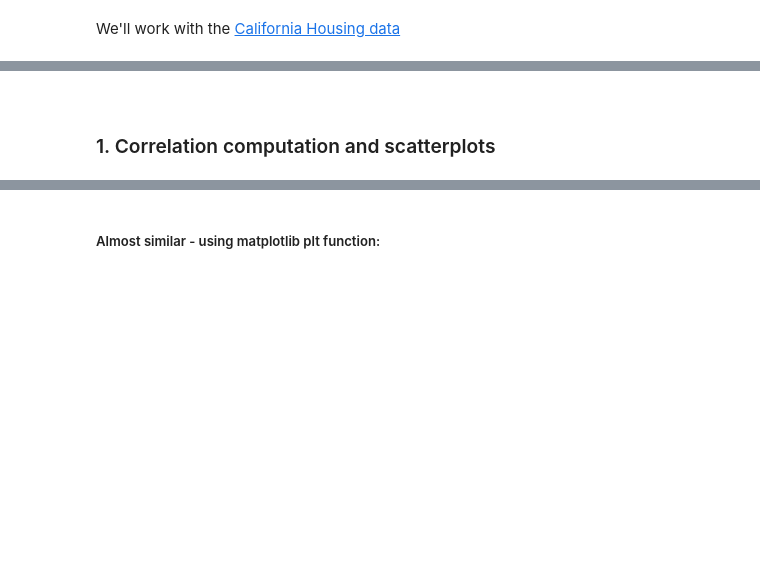
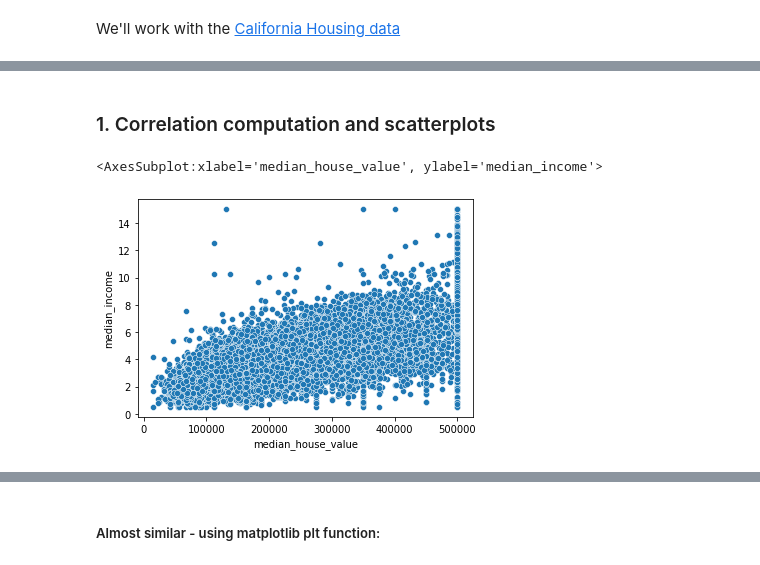
Before and after one commit to nlihin/data-analytics, a Jupyter notebook: unit5.ipynb, the cells around one changed output, grey strips where cells are left out. Drawn from its saved outputs; the diff is of its cells as text; code cells hidden in the pictures; blank space fills up the shorter version.

```diff
--- a/unit5.ipynb
+++ b/unit5.ipynb
@@ -20,8 +29,9 @@ house_df.head()
-# %% [markdown]
-<a id='section1'></a>
 # %% [markdown]
 ### 1. Correlation computation and scatterplots
 # %%
-house_df.plot.scatter(x = 'median_house_value', y = 'median_income')
+sns.scatterplot(data = house_df, x = 'median_house_value', y = 'median_income')
+# %% [output]
+<AxesSubplot:xlabel='median_house_value', ylabel='median_income'>
+[figure, added]
 # %%
 house_df[['median_income', 'median_house_value']].corr(method='pearson')
```
Also changed, not shown: parts of 65 cells of this notebook.
